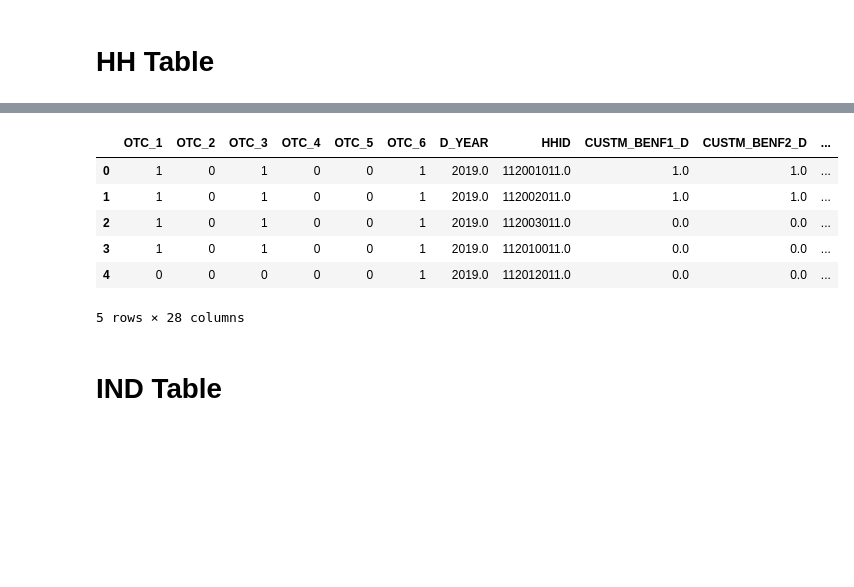
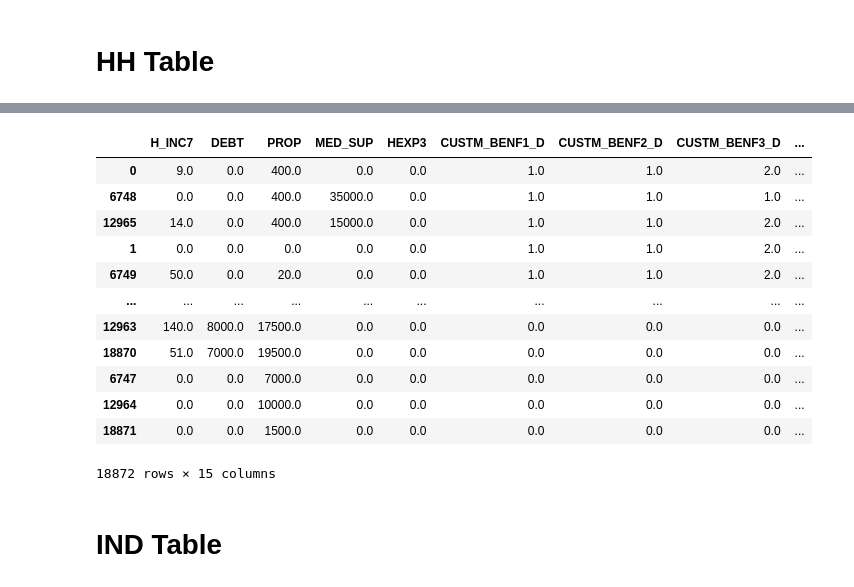
Before and after one commit to skqorrla/HK-M-Project, a Jupyter notebook: 01_Preprocessing_Pipeline.ipynb, the cells around one changed output, grey strips where cells are left out. Cells and saved outputs as stored; diff of their text form; code cells hidden in the pictures; blank space fills up the shorter version.

Commit message:
Pipeline: HH 데이터 모두 완료, 만성질환 여부 ManyHot 완료

```diff
--- a/01_Preprocessing_Pipeline.ipynb
+++ b/01_Preprocessing_Pipeline.ipynb
@@ -160,6 +157,20 @@ class ManyHotEncoding(BaseEstimator, TransformerMixin):
         X.drop(columns=self.columns, inplace=True)
         data = pd.concat([encoded_df, X], axis=1)
         return data
+# %%
+class SameIdImpute(BaseEstimator, TransformerMixin):
+    def __init__(self, id_cols = []):
+        self.id_cols = id_cols
+
+    def fit(self, X, y=None):
+        return self
+
+    def transform(self, X):
+        self.columns_to_fill = X.columns.difference(self.id_cols)
+        X = X.sort_values(self.id_cols)
+        X.loc[X[self.columns_to_fill].isnull().all(axis=1)] = X.ffill().bfill().loc[X[self.columns_to_fill].isnull().all(axis=1)]
+
+        return X
 # %% [markdown]
 # HH Table
 # %%
@@ -197,0 +186,3 @@ hh_pipeline = Pipeline([
+# %%
+hh = get_data_from_db(query=query_hh)
+hh
@@ -198,14 +203,43 @@ hh_pipeline = Pipeline([
+# %%
+nan_0_hh = ['CUSTM_BENF1_D','CUSTM_BENF2_D','CUSTM_BENF3_D','CUSTM_BENF4_D','H_OOP','HEXP3']
+to_med_hh = ['H_INC7','DEBT','PROP','MED_SUP','HEXP3']
+# %%
+imputer_1 = ColumnTransformer([
+    ('Imputer_1', SimpleImputer(strategy='constant', missing_values=np.nan, fill_value=0.0), nan_0_hh),
+    ],
+    remainder='passthrough',
+    verbose_feature_names_out=False
+)
+
+imputer_2 = ColumnTransformer([
+    ('Imputer_2', SimpleImputer(strategy='median', missing_values=np.nan), to_med_hh)
+    ],
+    remainder='passthrough',
+    verbose_feature_names_out=False
+)
+
+pipeline_hh = Pipeline([
+    ('Same_id', SameIdImpute(['HHID','D_YEAR'])),
+    ('Imputer_1', imputer_1),
+    ('Imputer_2', imputer_2)
+])
 # %%
-hh_piped = hh_pipeline.fit_transform(hh)
-hh_piped.head()
+hh_piped = pipeline_hh.fit_transform(hh)
+hh_piped
 # %% [output]
-|  | OTC_1 | OTC_2 | OTC_3 | OTC_4 | OTC_5 | OTC_6 | D_YEAR | HHID | CUSTM_BENF1_D | CUSTM_BENF2_D | ... |
-| 0 | 1 | 0 | 1 | 0 | 0 | 1 | 2019.0 | 112001011.0 | 1.0 | 1.0 | ... |
-| 1 | 1 | 0 | 1 | 0 | 0 | 1 | 2019.0 | 112002011.0 | 1.0 | 1.0 | ... |
-| 2 | 1 | 0 | 1 | 0 | 0 | 1 | 2019.0 | 112003011.0 | 0.0 | 0.0 | ... |
-| 3 | 1 | 0 | 1 | 0 | 0 | 1 | 2019.0 | 112010011.0 | 0.0 | 0.0 | ... |
-| 4 | 0 | 0 | 0 | 0 | 0 | 1 | 2019.0 | 112012011.0 | 0.0 | 0.0 | ... |
+|  | H_INC7 | DEBT | PROP | MED_SUP | HEXP3 | CUSTM_BENF1_D | CUSTM_BENF2_D | CUSTM_BENF3_D | ... |
+| 0 | 9.0 | 0.0 | 400.0 | 0.0 | 0.0 | 1.0 | 1.0 | 2.0 | ... |
+| 6748 | 0.0 | 0.0 | 400.0 | 35000.0 | 0.0 | 1.0 | 1.0 | 1.0 | ... |
+| 12965 | 14.0 | 0.0 | 400.0 | 15000.0 | 0.0 | 1.0 | 1.0 | 2.0 | ... |
+| 1 | 0.0 | 0.0 | 0.0 | 0.0 | 0.0 | 1.0 | 1.0 | 2.0 | ... |
+| 6749 | 50.0 | 0.0 | 20.0 | 0.0 | 0.0 | 1.0 | 1.0 | 2.0 | ... |
+| ... | ... | ... | ... | ... | ... | ... | ... | ... | ... |
+| 12963 | 140.0 | 8000.0 | 17500.0 | 0.0 | 0.0 | 0.0 | 0.0 | 0.0 | ... |
+| 18870 | 51.0 | 7000.0 | 19500.0 | 0.0 | 0.0 | 0.0 | 0.0 | 0.0 | ... |
+| 6747 | 0.0 | 0.0 | 7000.0 | 0.0 | 0.0 | 0.0 | 0.0 | 0.0 | ... |
+| 12964 | 0.0 | 0.0 | 10000.0 | 0.0 | 0.0 | 0.0 | 0.0 | 0.0 | ... |
+| 18871 | 0.0 | 0.0 | 1500.0 | 0.0 | 0.0 | 0.0 | 0.0 | 0.0 | ... |
-5 rows × 28 columns
+18872 rows × 15 columns
 # %% [markdown]
 # IND Table
 # %% [markdown]
```
Also changed, not shown: parts of 17 cells of this notebook.
